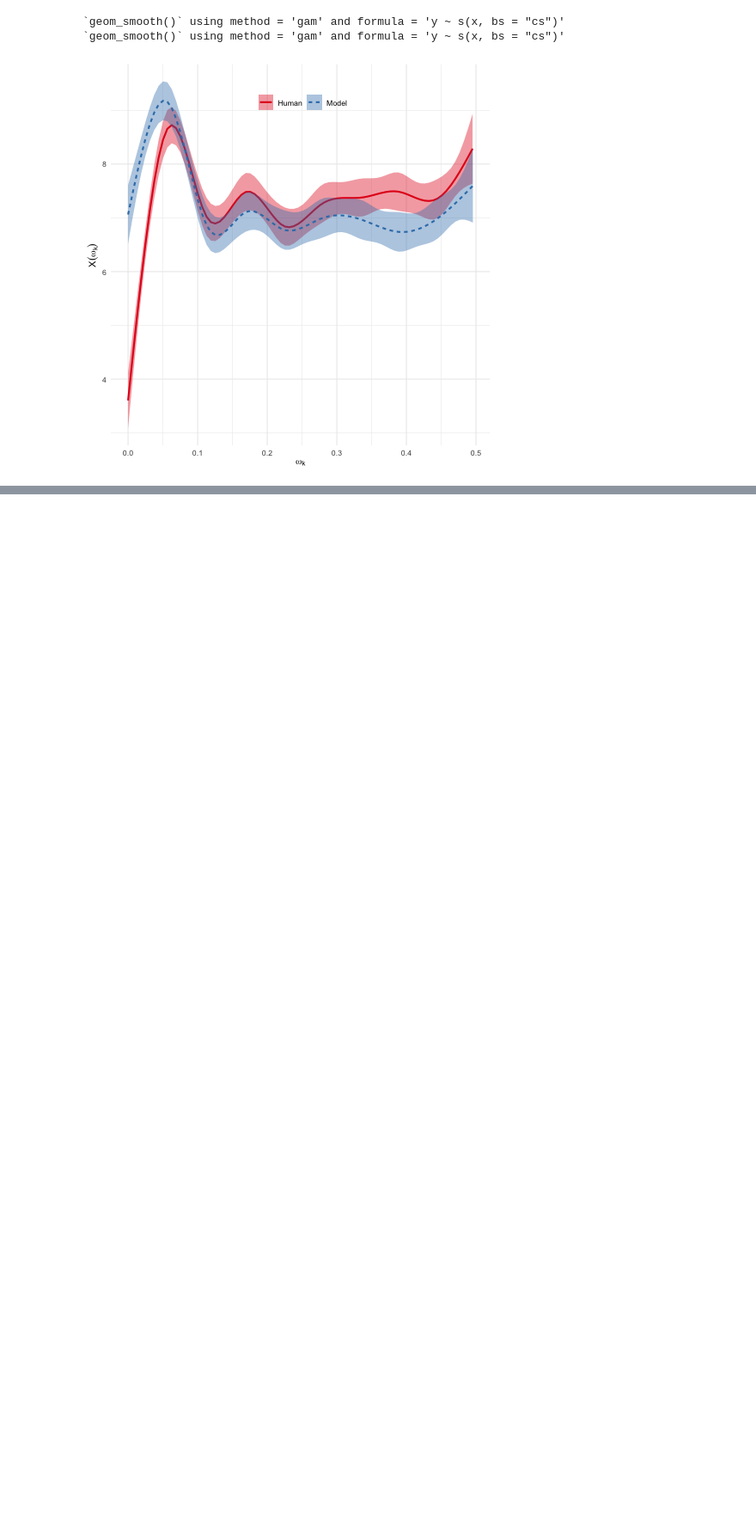
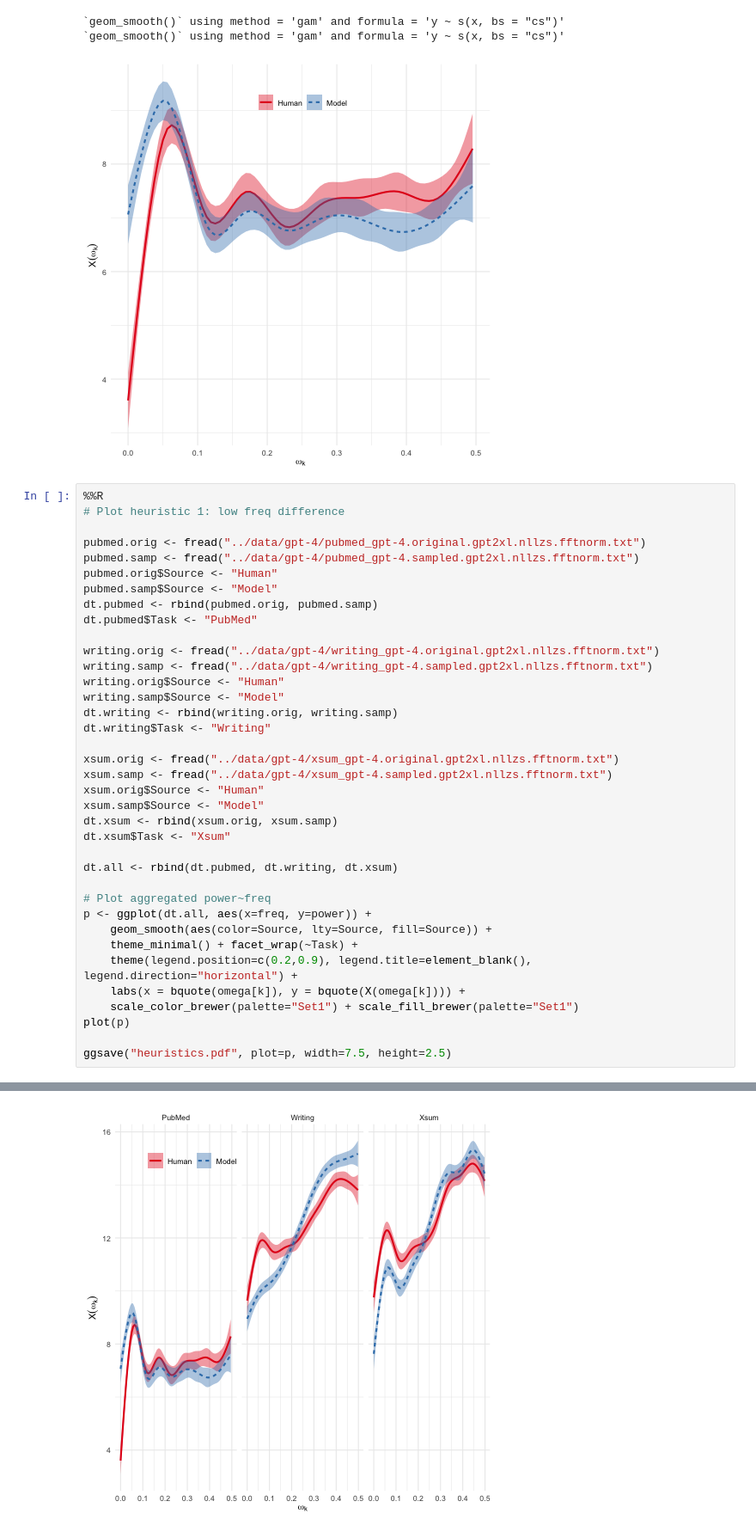
Before and after one commit to innerfirexy/FourierGPT-playground, a Jupyter notebook: experiments/plot_example.ipynb, the cells around one changed output, grey strips where cells are left out. Shown at 86% size. Saved outputs shown, nothing was run; the diff lists cells and outputs as text; blank space fills up the shorter version.

Commit message:
plots; prepare new data

```diff
--- a/experiments/plot_example.ipynb
+++ b/experiments/plot_example.ipynb
@@ -100,3 +157,41 @@ ggsave("example_spectrum_aggregated.pdf", plot=p2, width=3.5, height=2.5)
 `geom_smooth()` using method = 'gam' and formula = 'y ~ s(x, bs = "cs")'
 `geom_smooth()` using method = 'gam' and formula = 'y ~ s(x, bs = "cs")'
 [figure]
+# %%
+%%R
+# Plot heuristic 1: low freq difference
+
+pubmed.orig <- fread("../data/gpt-4/pubmed_gpt-4.original.gpt2xl.nllzs.fftnorm.txt")
+pubmed.samp <- fread("../data/gpt-4/pubmed_gpt-4.sampled.gpt2xl.nllzs.fftnorm.txt")
+pubmed.orig$Source <- "Human"
+pubmed.samp$Source <- "Model"
+dt.pubmed <- rbind(pubmed.orig, pubmed.samp)
+dt.pubmed$Task <- "PubMed"
+
+writing.orig <- fread("../data/gpt-4/writing_gpt-4.original.gpt2xl.nllzs.fftnorm.txt")
+writing.samp <- fread("../data/gpt-4/writing_gpt-4.sampled.gpt2xl.nllzs.fftnorm.txt")
+writing.orig$Source <- "Human"
+writing.samp$Source <- "Model"
+dt.writing <- rbind(writing.orig, writing.samp)
+dt.writing$Task <- "Writing"
+
+xsum.orig <- fread("../data/gpt-4/xsum_gpt-4.original.gpt2xl.nllzs.fftnorm.txt")
+xsum.samp <- fread("../data/gpt-4/xsum_gpt-4.sampled.gpt2xl.nllzs.fftnorm.txt")
+xsum.orig$Source <- "Human"
+xsum.samp$Source <- "Model"
+dt.xsum <- rbind(xsum.orig, xsum.samp)
+dt.xsum$Task <- "Xsum"
+
+dt.all <- rbind(dt.pubmed, dt.writing, dt.xsum)
+
+# Plot aggregated power~freq
+p <- ggplot(dt.all, aes(x=freq, y=power)) +
+    geom_smooth(aes(color=Source, lty=Source, fill=Source)) +
+    theme_minimal() + facet_wrap(~Task) +
+    theme(legend.position=c(0.2,0.9), legend.title=element_blank(), legend.direction="horizontal") +
+    labs(x = bquote(omega[k]), y = bquote(X(omega[k]))) +
+    scale_color_brewer(palette="Set1") + scale_fill_brewer(palette="Set1")
+plot(p)
+
+ggsave("heuristics.pdf", plot=p, width=7.5, height=2.5)
+# %% [output]
@@ -102,0 +200 @@ ggsave("example_spectrum_aggregated.pdf", plot=p2, width=3.5, height=2.5)
+[figure, added]
```
Also changed, not shown: parts of 3 cells of this notebook, 20 other files.
